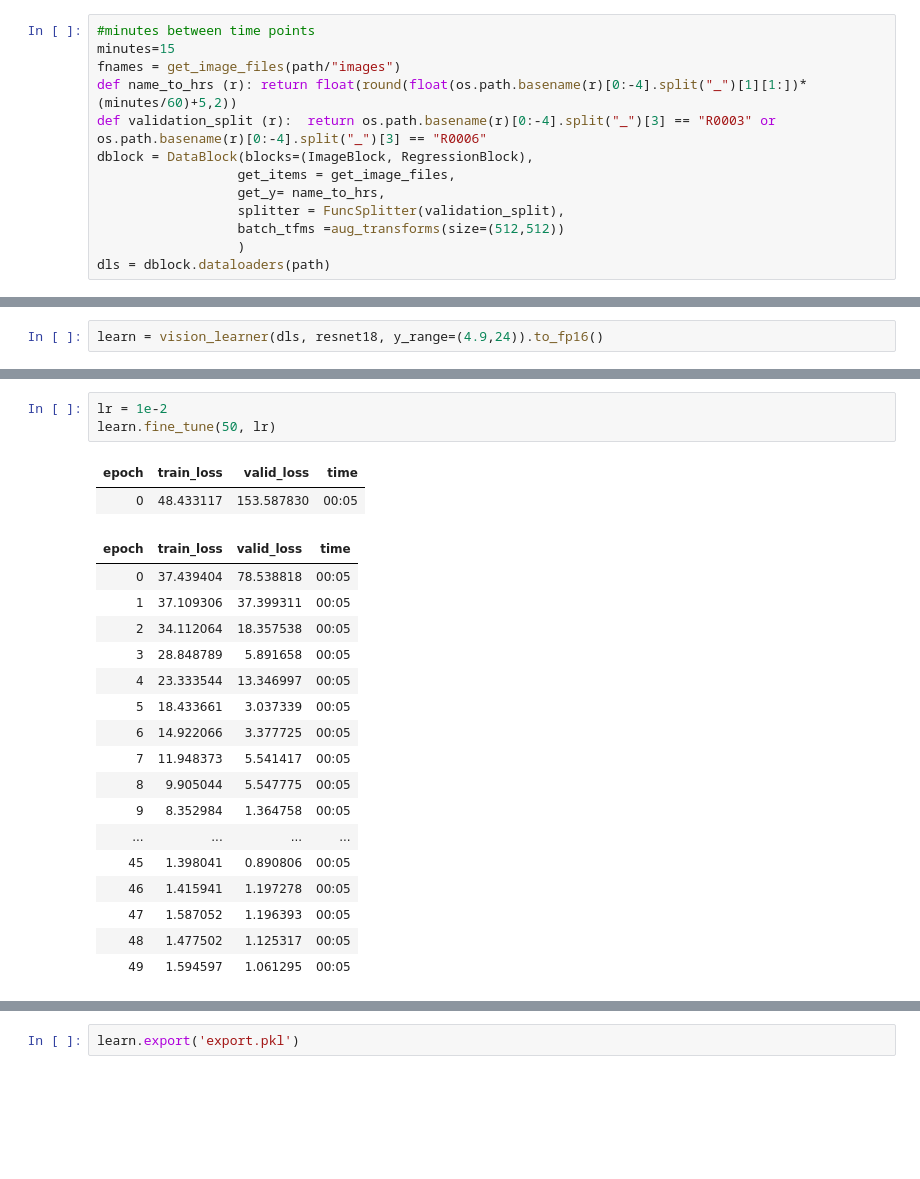
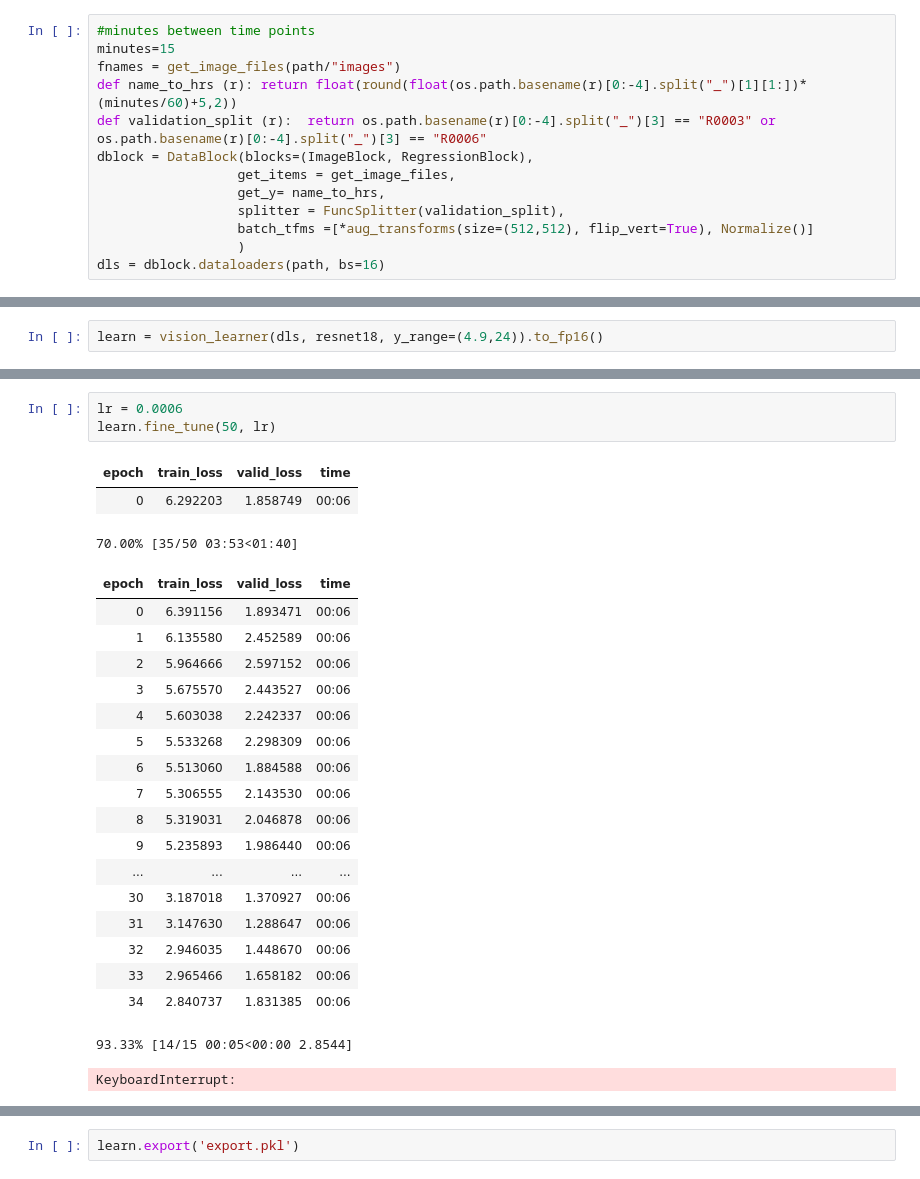
Before and after one commit to uw-loci/zebrafish_2D_segmentation, a Jupyter notebook: Zebrafish age predictor.ipynb, the cells around one changed output, grey strips where cells are left out. Drawn from its saved outputs; the diff is of its cells as text; blank space fills up the shorter version.

```diff
--- a/Zebrafish age predictor.ipynb
+++ b/Zebrafish age predictor.ipynb
@@ -75,6 +52,6 @@ dblock = DataBlock(blocks=(ImageBlock, RegressionBlock),
                   get_items = get_image_files,
                   get_y= name_to_hrs,
                   splitter = FuncSplitter(validation_split),
-                  batch_tfms =aug_transforms(size=(512,512))
+                  batch_tfms =[*aug_transforms(size=(512,512), flip_vert=True), Normalize()]
                   )
-dls = dblock.dataloaders(path)
+dls = dblock.dataloaders(path, bs=16)
@@ -94,26 +74,29 @@ KeyboardInterrupt:
 # %%
-lr = 1e-2
+lr = 0.0006
 learn.fine_tune(50, lr)
 # %% [output]
 | epoch | train_loss | valid_loss | time |
-| 0 | 48.433117 | 153.587830 | 00:05 |
+| 0 | 6.292203 | 1.858749 | 00:06 |
+70.00% [35/50 03:53<01:40]
 | epoch | train_loss | valid_loss | time |
-| 0 | 37.439404 | 78.538818 | 00:05 |
-| 1 | 37.109306 | 37.399311 | 00:05 |
-| 2 | 34.112064 | 18.357538 | 00:05 |
-| 3 | 28.848789 | 5.891658 | 00:05 |
-| 4 | 23.333544 | 13.346997 | 00:05 |
-| 5 | 18.433661 | 3.037339 | 00:05 |
-| 6 | 14.922066 | 3.377725 | 00:05 |
-| 7 | 11.948373 | 5.541417 | 00:05 |
-| 8 | 9.905044 | 5.547775 | 00:05 |
-| 9 | 8.352984 | 1.364758 | 00:05 |
+| 0 | 6.391156 | 1.893471 | 00:06 |
+| 1 | 6.135580 | 2.452589 | 00:06 |
+| 2 | 5.964666 | 2.597152 | 00:06 |
+| 3 | 5.675570 | 2.443527 | 00:06 |
+| 4 | 5.603038 | 2.242337 | 00:06 |
+| 5 | 5.533268 | 2.298309 | 00:06 |
+| 6 | 5.513060 | 1.884588 | 00:06 |
+| 7 | 5.306555 | 2.143530 | 00:06 |
+| 8 | 5.319031 | 2.046878 | 00:06 |
+| 9 | 5.235893 | 1.986440 | 00:06 |
 | ... | ... | ... | ... |
-| 45 | 1.398041 | 0.890806 | 00:05 |
-| 46 | 1.415941 | 1.197278 | 00:05 |
-| 47 | 1.587052 | 1.196393 | 00:05 |
-| 48 | 1.477502 | 1.125317 | 00:05 |
-| 49 | 1.594597 | 1.061295 | 00:05 |
+| 30 | 3.187018 | 1.370927 | 00:06 |
+| 31 | 3.147630 | 1.288647 | 00:06 |
+| 32 | 2.946035 | 1.448670 | 00:06 |
+| 33 | 2.965466 | 1.658182 | 00:06 |
+| 34 | 2.840737 | 1.831385 | 00:06 |
+93.33% [14/15 00:05<00:00 2.8544]
+KeyboardInterrupt:
 # %%
 learn.to_fp32()
 learn.unfreeze
```
Also changed, not shown: parts of 8 cells of this notebook, 2 other files.
